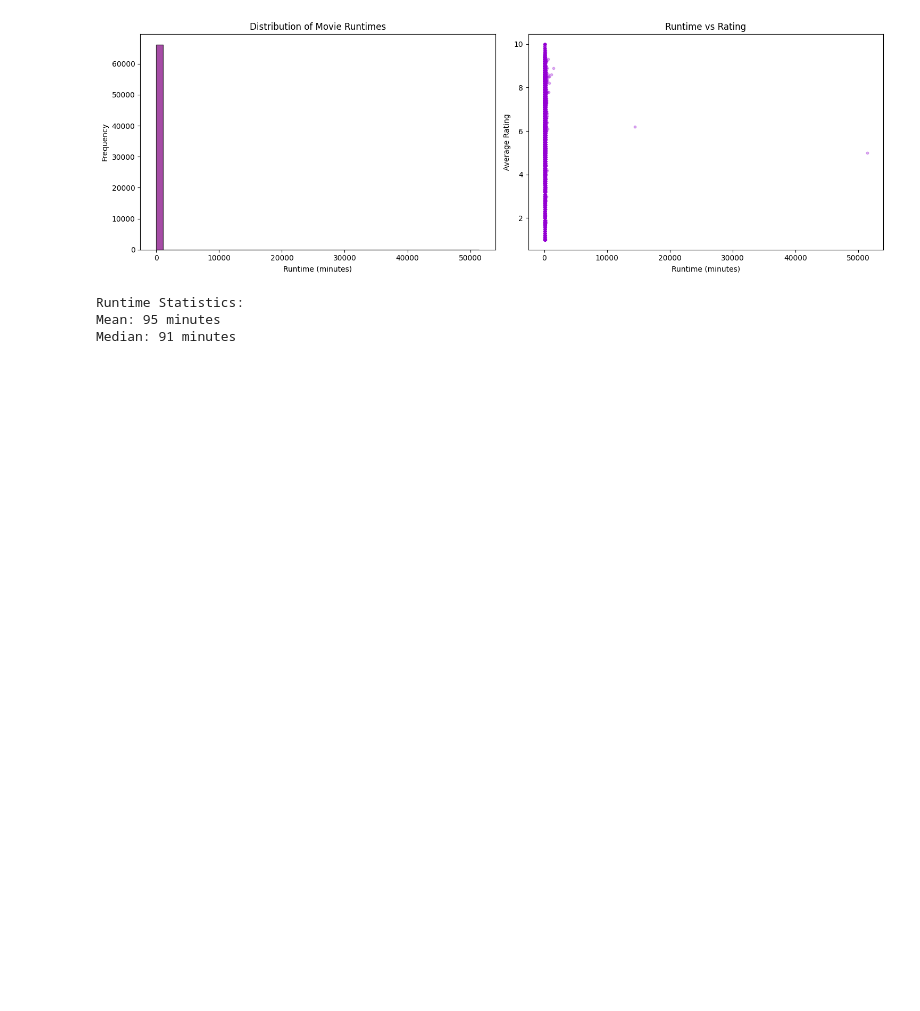
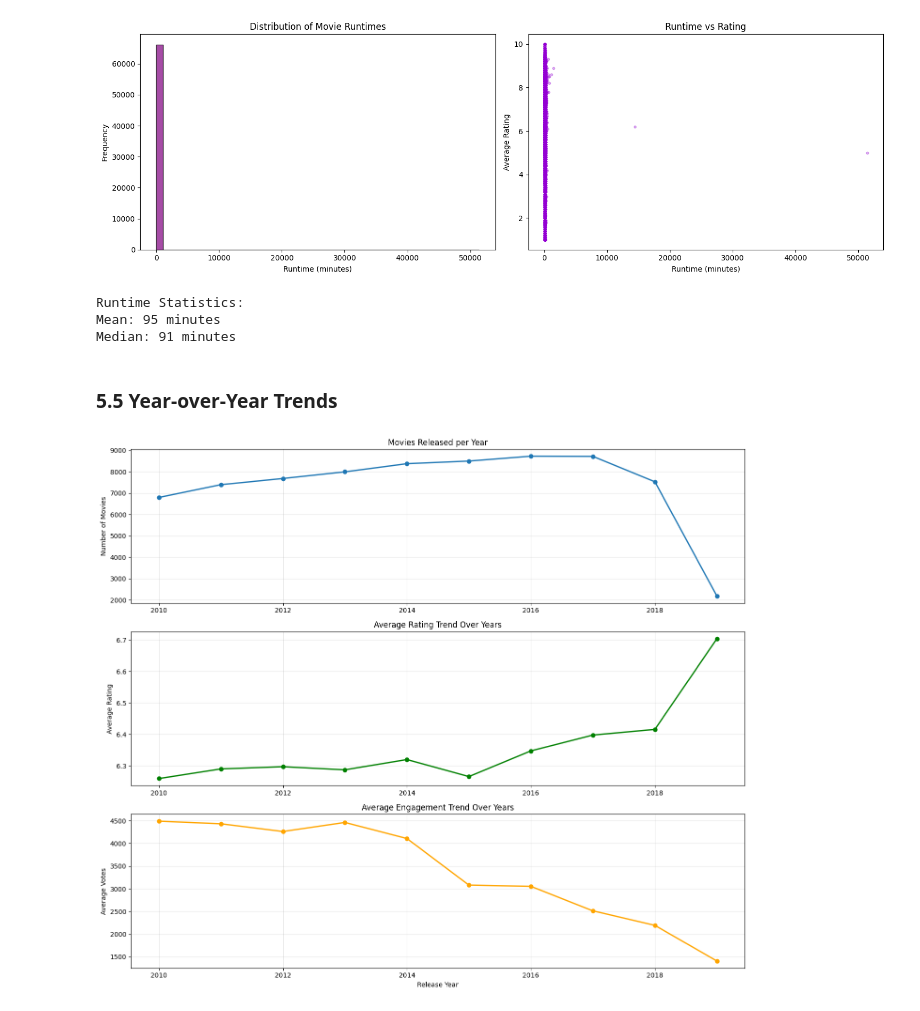
Before and after one commit to Skylar-Lorena/CRISP-DM, a Jupyter notebook: notebooks/02_imbd_eda.ipynb, the cells around one changed output. Cells and saved outputs as stored; diff of their text form; code cells hidden in the pictures; blank space fills up the shorter version.

Commit message:
feat: explore trends in movie releases, ratings, and engagement

```diff
--- a/notebooks/02_imbd_eda.ipynb
+++ b/notebooks/02_imbd_eda.ipynb
@@ -383,3 +383,40 @@ print(f"Median: {df['runtime_minutes'].median():.0f} minutes")
 Runtime Statistics:
 Mean: 95 minutes
 Median: 91 minutes
+# %% [markdown]
+### 5.5 Year-over-Year Trends
+# %%
+# Yearly trends
+yearly_stats = df.groupby('release_year').agg({
+    'average_ratings': 'mean',
+    'num_votes': 'mean',
+    'movie_id': 'count'
+}).reset_index()
+
+fig, axes = plt.subplots(3, 1, figsize=(14, 12))
+
+# Movies per year
+axes[0].plot(yearly_stats['release_year'], yearly_stats['movie_id'], marker='o', linewidth=2)
+axes[0].set_ylabel('Number of Movies')
+axes[0].set_title('Movies Released per Year')
+axes[0].grid(True, alpha=0.3)
+
+# Average rating over time
+axes[1].plot(yearly_stats['release_year'], yearly_stats['average_ratings'],
+             marker='o', linewidth=2, color='green')
+axes[1].set_ylabel('Average Rating')
+axes[1].set_title('Average Rating Trend Over Years')
+axes[1].grid(True, alpha=0.3)
+
+# Average votes over time
+axes[2].plot(yearly_stats['release_year'], yearly_stats['num_votes'],
+             marker='o', linewidth=2, color='orange')
+axes[2].set_xlabel('Release Year')
+axes[2].set_ylabel('Average Votes')
+axes[2].set_title('Average Engagement Trend Over Years')
+axes[2].grid(True, alpha=0.3)
+
+plt.tight_layout()
+plt.show()
+# %% [output]
+[figure, added]
```
